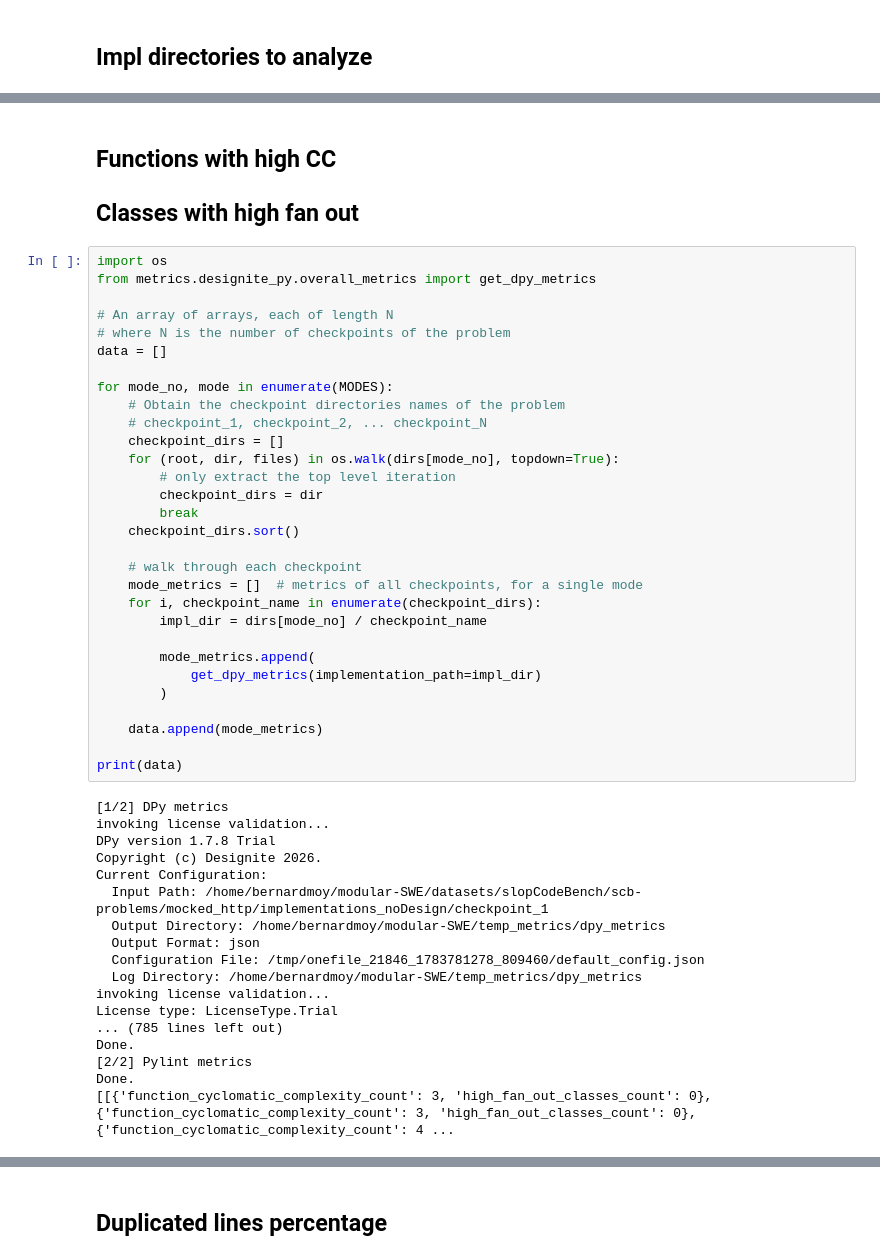
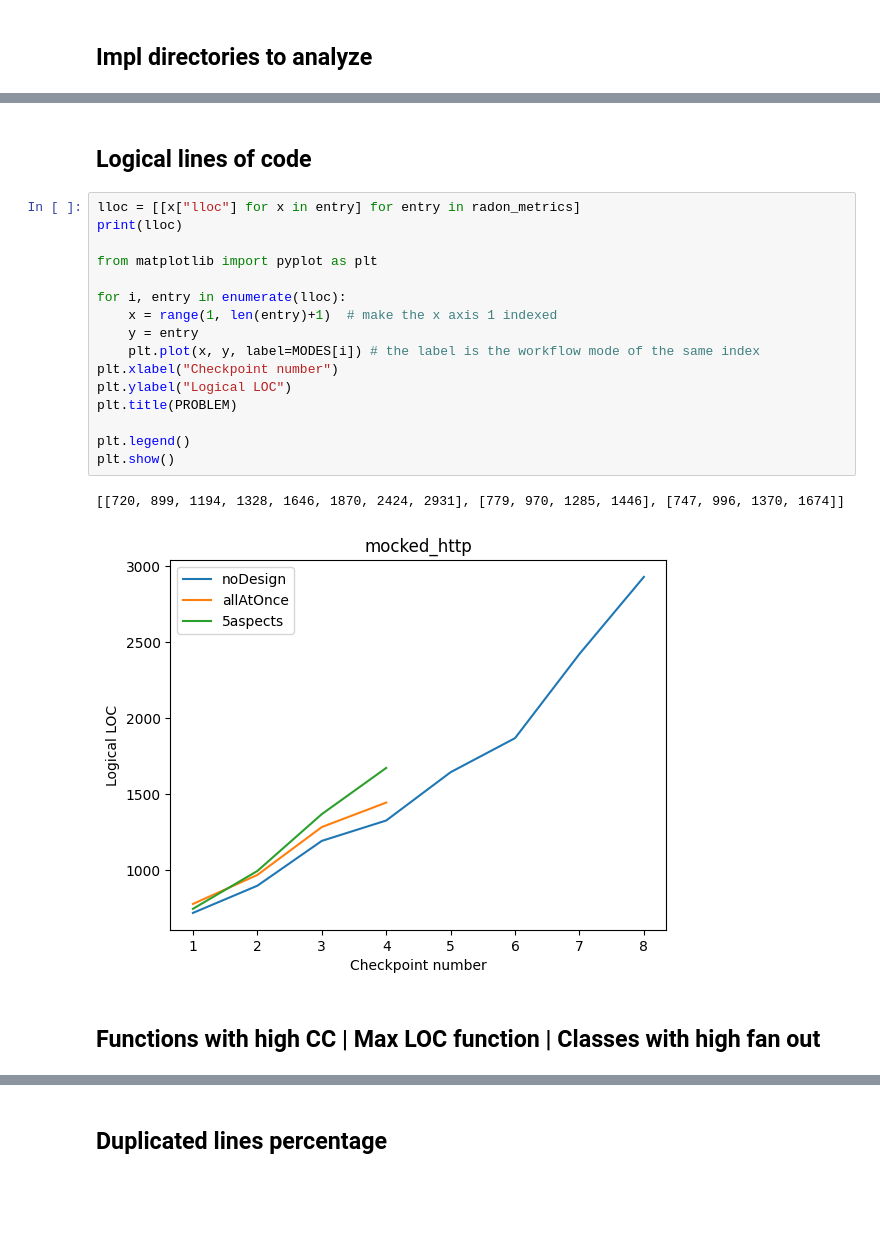
Before and after one commit to BernardMoy/Modular-SWE, a Jupyter notebook: evaluation.ipynb, the cells around one changed output, grey strips where cells are left out. Saved outputs shown, nothing was run; the diff lists cells and outputs as text; blank space fills up the shorter version.

```diff
--- a/evaluation.ipynb
+++ b/evaluation.ipynb
@@ -20,51 +88,23 @@ dirs
+# %% [markdown]
+## Logical lines of code
+# %%
+lloc = [[x["lloc"] for x in entry] for entry in radon_metrics]
+print(lloc)
+
+from matplotlib import pyplot as plt
+
+for i, entry in enumerate(lloc):
+    x = range(1, len(entry)+1)  # make the x axis 1 indexed
+    y = entry
+    plt.plot(x, y, label=MODES[i]) # the label is the workflow mode of the same index
+plt.xlabel("Checkpoint number")
+plt.ylabel("Logical LOC")
+plt.title(PROBLEM)
+
+plt.legend()
+plt.show()
+# %% [output]
+[[720, 899, 1194, 1328, 1646, 1870, 2424, 2931], [779, 970, 1285, 1446], [747, 996, 1370, 1674]]
+[figure, added]
 # %% [markdown]
-## Functions with high CC
-## Classes with high fan out
+## Functions with high CC | Max LOC function | Classes with high fan out
-# %%
-import os
-from metrics.designite_py.overall_metrics import get_dpy_metrics
-
-# An array of arrays, each of length N
-# where N is the number of checkpoints of the problem
-data = []
-
-for mode_no, mode in enumerate(MODES):
-    # Obtain the checkpoint directories names of the problem
-    # checkpoint_1, checkpoint_2, ... checkpoint_N
-    checkpoint_dirs = []
-    for (root, dir, files) in os.walk(dirs[mode_no], topdown=True):
-        # only extract the top level iteration
-        checkpoint_dirs = dir
-        break
-    checkpoint_dirs.sort()
-
-    # walk through each checkpoint
-    mode_metrics = []  # metrics of all checkpoints, for a single mode
-    for i, checkpoint_name in enumerate(checkpoint_dirs):
-        impl_dir = dirs[mode_no] / checkpoint_name
-
-        mode_metrics.append(
-            get_dpy_metrics(implementation_path=impl_dir)
-        )
-
-    data.append(mode_metrics)
-
-print(data)
-# %% [output]
-[1/2] DPy metrics
-invoking license validation...
-DPy version 1.7.8 Trial
-Copyright (c) Designite 2026.
-Current Configuration:
-  Input Path: /home/bernardmoy/modular-SWE/datasets/slopCodeBench/scb-problems/mocked_http/implementations_noDesign/checkpoint_1
-  Output Directory: /home/bernardmoy/modular-SWE/temp_metrics/dpy_metrics
-  Output Format: json
-  Configuration File: /tmp/onefile_21846_1783781278_809460/default_config.json
-  Log Directory: /home/bernardmoy/modular-SWE/temp_metrics/dpy_metrics
-invoking license validation...
-License type: LicenseType.Trial
-... (785 lines left out)
-Done.
-[2/2] Pylint metrics
-Done.
-[[{'function_cyclomatic_complexity_count': 3, 'high_fan_out_classes_count': 0}, {'function_cyclomatic_complexity_count': 3, 'high_fan_out_classes_count': 0}, {'function_cyclomatic_complexity_count': 4 ...
```
Also changed, not shown: parts of 31 cells of this notebook, 3 other files.
